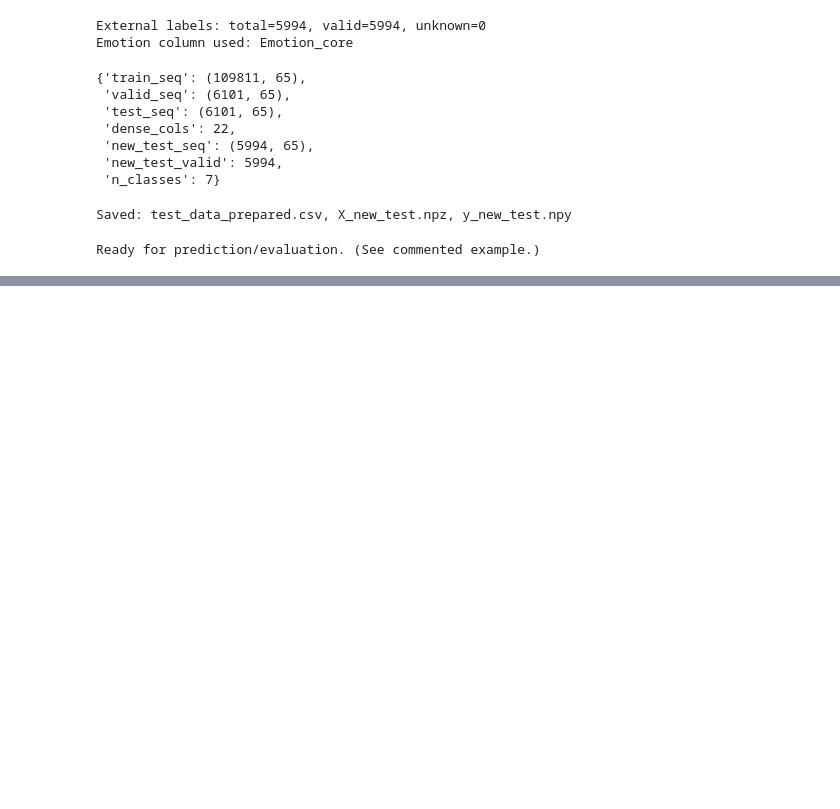
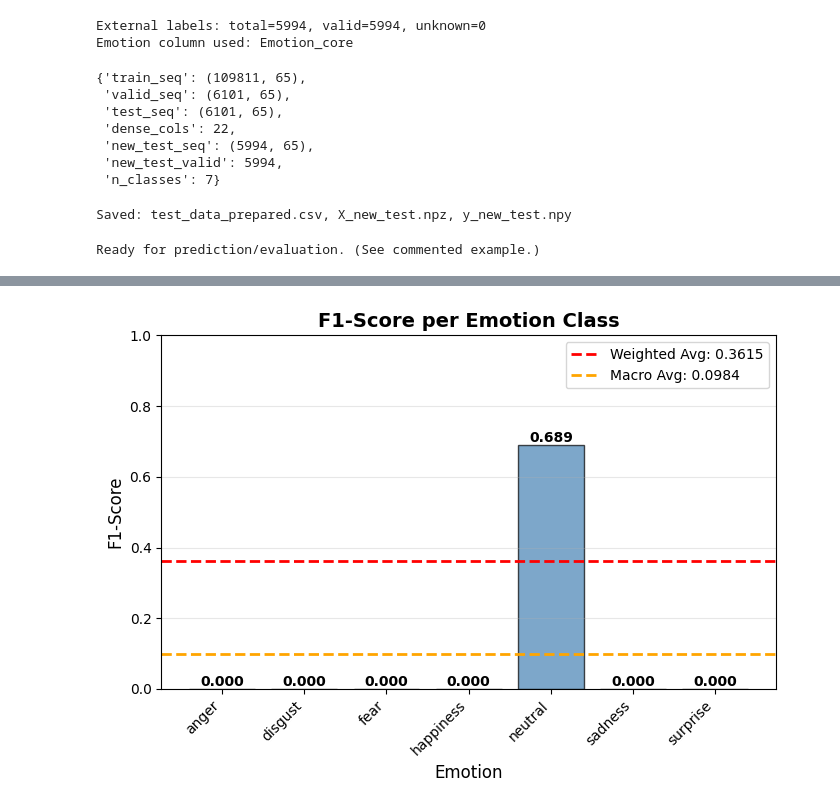
Before and after one commit to nezzzzo/Y2BA, a Jupyter notebook: Task6/final/LSTM.ipynb, the cells around one changed output, grey strips where cells are left out. Drawn from its saved outputs; the diff is of its cells as text; code cells hidden in the pictures; blank space fills up the shorter version.

```diff
--- a/Task6/final/LSTM.ipynb
+++ b/Task6/final/LSTM.ipynb
@@ -405,0 +551,28 @@ print(classification_report(y_new, pred_new, digits=3, zero_division=0))
+# %%
+# Per-class F1 scores visualization
+f1_scores = [report[id_to_emotion[i]]['f1-score'] for i in range(N_CLASSES)]
+
+plt.figure(figsize=(7, 5))
+bars = plt.bar(emotion_labels, f1_scores, color='steelblue', edgecolor='black', alpha=0.7)
+plt.axhline(y=report['weighted avg']['f1-score'], color='red', linestyle='--',
+            label=f"Weighted Avg: {report['weighted avg']['f1-score']:.4f}", linewidth=2)
+plt.axhline(y=report['macro avg']['f1-score'], color='orange', linestyle='--',
+            label=f"Macro Avg: {report['macro avg']['f1-score']:.4f}", linewidth=2)
+
+for bar in bars:
+    height = bar.get_height()
+    plt.text(bar.get_x() + bar.get_width()/2., height,
+             f'{height:.3f}',
+             ha='center', va='bottom', fontsize=10, fontweight='bold')
+
+plt.title('F1-Score per Emotion Class', fontsize=14, fontweight='bold')
+plt.xlabel('Emotion', fontsize=12)
+plt.ylabel('F1-Score', fontsize=12)
+plt.ylim(0, 1.0)
+plt.xticks(rotation=45, ha='right')
+plt.legend()
+plt.grid(axis='y', alpha=0.3)
+plt.tight_layout()
+plt.show()
+# %% [output]
+[figure, added]
```
Also changed, not shown: parts of 79 cells of this notebook, 1 other file.
